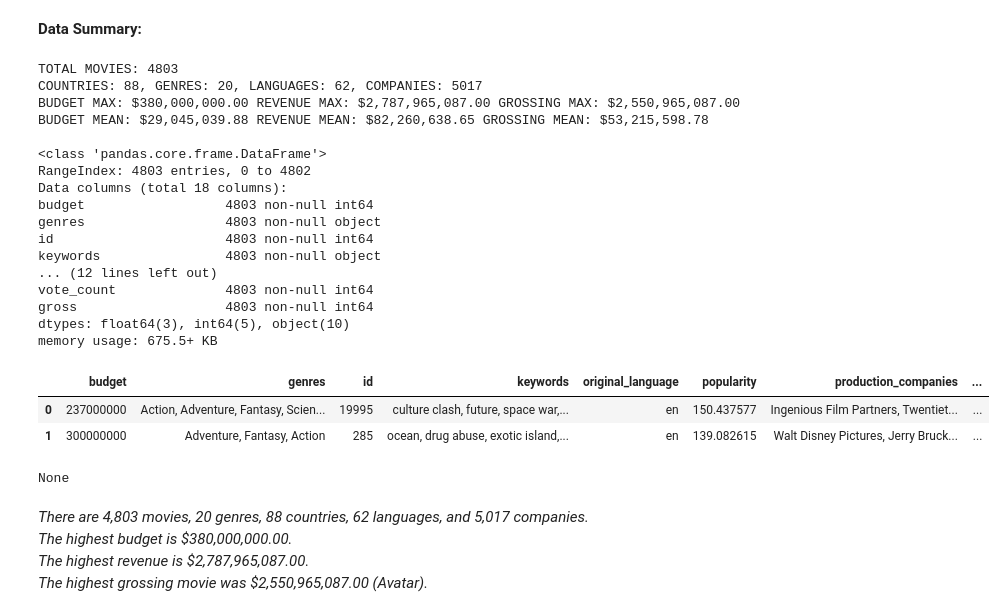
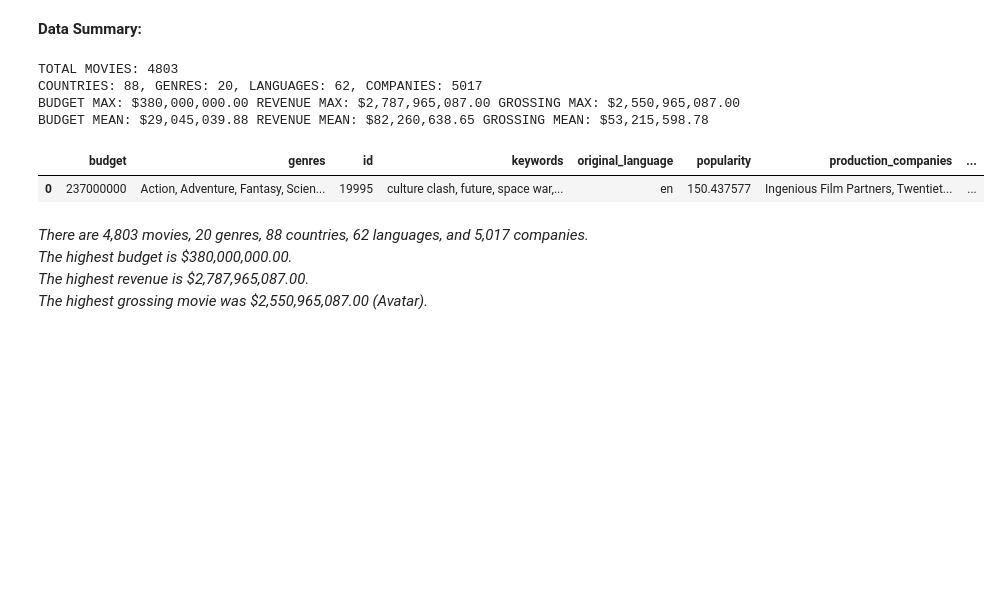
Before and after one commit to kimrharper/thinkful, a Jupyter notebook: PrepCourse/PrepCourse-4-2-Capstone.ipynb, the cells around one changed output. Cells and saved outputs as stored; diff of their text form; code cells hidden in the pictures; blank space fills up the shorter version.

```diff
--- a/PrepCourse/PrepCourse-4-2-Capstone.ipynb
+++ b/PrepCourse/PrepCourse-4-2-Capstone.ipynb
@@ -125,32 +125,17 @@ __Data Summary:__
 # %%
 # reporting of data
 print("TOTAL MOVIES: {}".format(moviedata['id'].count()))
 print("COUNTRIES: {}, GENRES: {}, LANGUAGES: {}, COMPANIES: {}".format(len(un_country),len(un_genre),len(un_language),len(un_companies)))
 print("BUDGET MAX: ${:,.2f} REVENUE MAX: ${:,.2f} GROSSING MAX: ${:,.2f}".format(moviedata['budget'].max(),moviedata['revenue'].max(),moviedata['gross'].max()))
 print("BUDGET MEAN: ${:,.2f} REVENUE MEAN: ${:,.2f} GROSSING MEAN: ${:,.2f}\n".format(moviedata['budget'].mean(),moviedata['revenue'].mean(),moviedata['gross'].mean()))
-display(moviedata.iloc[0:2], moviedata.info())
+display(moviedata.iloc[0:1])
 # %% [output]
 TOTAL MOVIES: 4803
 COUNTRIES: 88, GENRES: 20, LANGUAGES: 62, COMPANIES: 5017
 BUDGET MAX: $380,000,000.00 REVENUE MAX: $2,787,965,087.00 GROSSING MAX: $2,550,965,087.00
 BUDGET MEAN: $29,045,039.88 REVENUE MEAN: $82,260,638.65 GROSSING MEAN: $53,215,598.78
-
-<class 'pandas.core.frame.DataFrame'>
-RangeIndex: 4803 entries, 0 to 4802
-Data columns (total 18 columns):
-budget                  4803 non-null int64
-genres                  4803 non-null object
-id                      4803 non-null int64
-keywords                4803 non-null object
-... (12 lines left out)
-vote_count              4803 non-null int64
-gross                   4803 non-null int64
-dtypes: float64(3), int64(5), object(10)
-memory usage: 675.5+ KB
 |  | budget | genres | id | keywords | original_language | popularity | production_companies | ... |
 | 0 | 237000000 | Action, Adventure, Fantasy, Scien... | 19995 | culture clash, future, space war,... | en | 150.437577 | Ingenious Film Partners, Twentiet... | ... |
-| 1 | 300000000 | Adventure, Fantasy, Action | 285 | ocean, drug abuse, exotic island,... | en | 139.082615 | Walt Disney Pictures, Jerry Bruck... | ... |
-None
 # %% [markdown]
 _There are 4,803 movies, 20 genres, 88 countries, 62 languages, and 5,017 companies.<br>The highest budget is  \$380,000,000.00. <br>The highest revenue is \$2,787,965,087.00. <br>The highest grossing movie was  \$2,550,965,087.00 (Avatar)._
 # %% [markdown]
```
Also changed, not shown: parts of 14 cells of this notebook, 1 other file.
